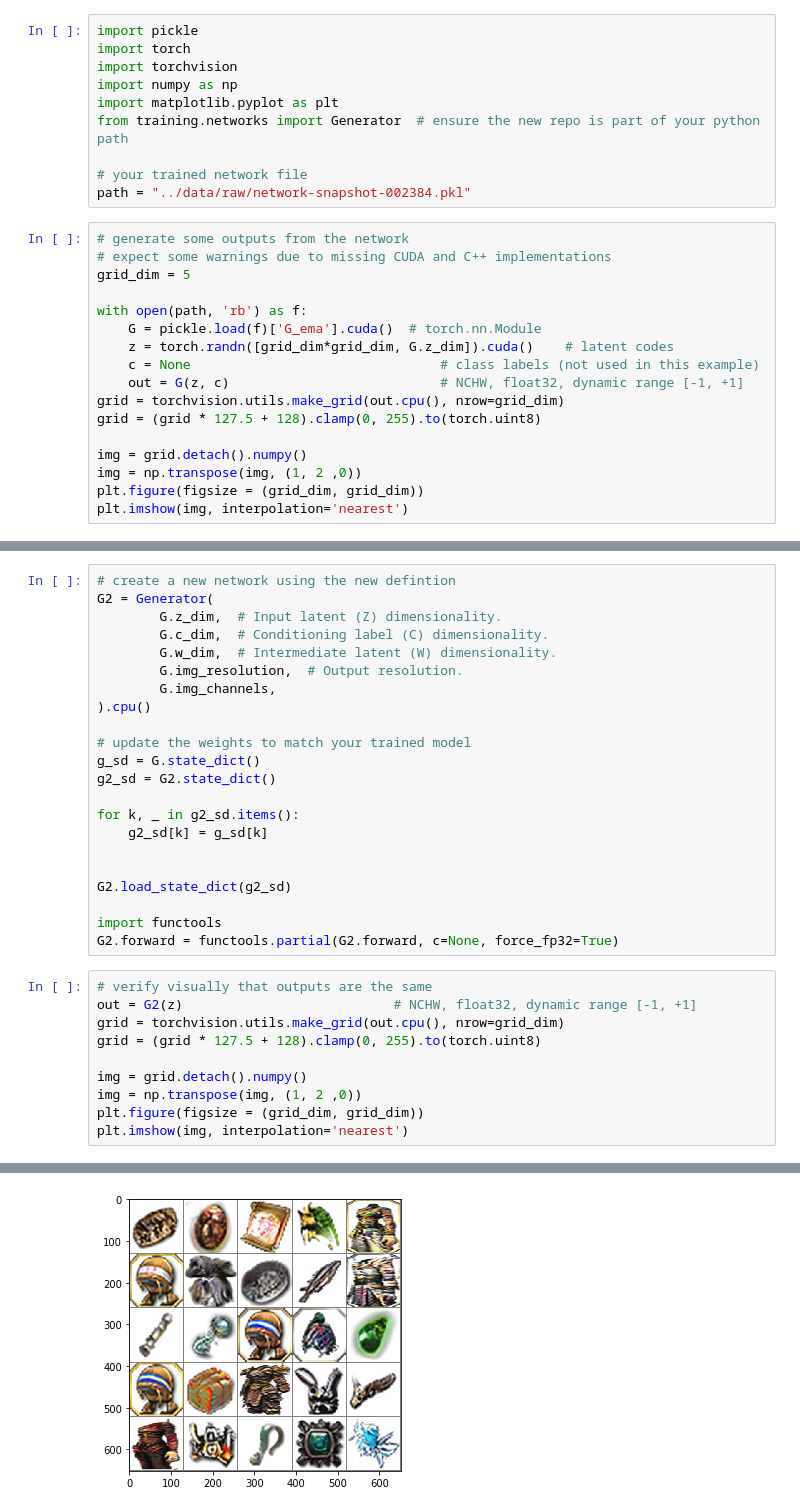
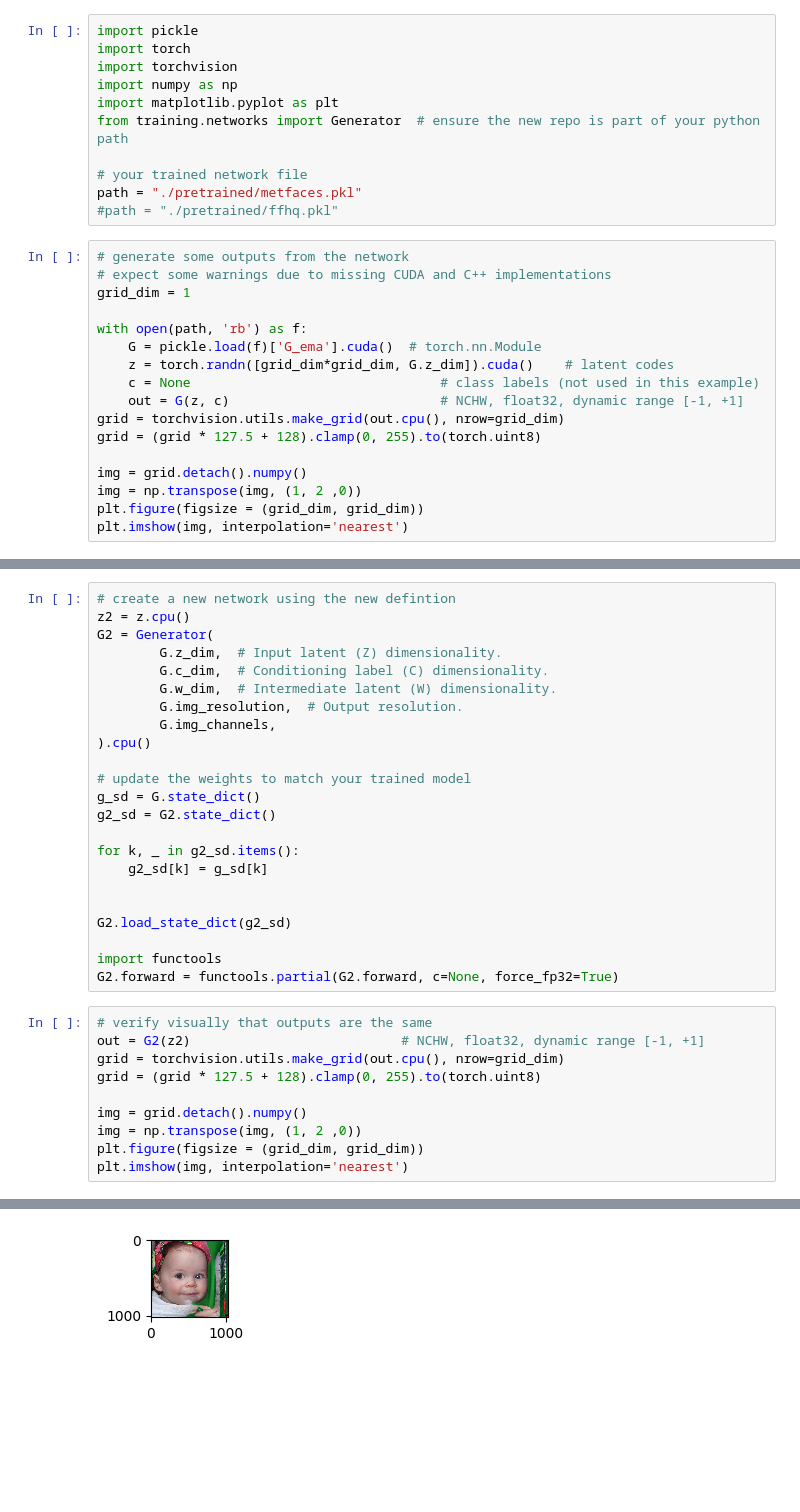
Before and after one commit to sammysun0711/stylegan2-ada-pytorch, a Jupyter notebook: convert_model.ipynb, the cells around one changed output, grey strips where cells are left out. Saved outputs shown, nothing was run; the diff lists cells and outputs as text; blank space fills up the shorter version.

```diff
--- a/convert_model.ipynb
+++ b/convert_model.ipynb
@@ -10,11 +13,12 @@ import matplotlib.pyplot as plt
 from training.networks import Generator  # ensure the new repo is part of your python path
 
 # your trained network file
-path = "../data/raw/network-snapshot-002384.pkl"
+path = "./pretrained/metfaces.pkl"
+#path = "./pretrained/ffhq.pkl"
 # %%
 # generate some outputs from the network
 # expect some warnings due to missing CUDA and C++ implementations
-grid_dim = 5
+grid_dim = 1
 
 with open(path, 'rb') as f:
     G = pickle.load(f)['G_ema'].cuda()  # torch.nn.Module
@@ -61,5 +71,6 @@ FileNotFoundError: [Errno 2] No such file or directory: '/workspace/stylegan2-ad
 # %%
 # create a new network using the new defintion
+z2 = z.cpu()
 G2 = Generator(
         G.z_dim,  # Input latent (Z) dimensionality.
         G.c_dim,  # Conditioning label (C) dimensionality.
@@ -82,7 +93,7 @@ import functools
 G2.forward = functools.partial(G2.forward, c=None, force_fp32=True)
 # %%
 # verify visually that outputs are the same
-out = G2(z)                           # NCHW, float32, dynamic range [-1, +1]
+out = G2(z2)                           # NCHW, float32, dynamic range [-1, +1]
 grid = torchvision.utils.make_grid(out.cpu(), nrow=grid_dim)
 grid = (grid * 127.5 + 128).clamp(0, 255).to(torch.uint8)
 
@@ -123,2 +106,2 @@ Failed!
-[figure, old version]
+[figure, new version]
 # %%
```
Also changed, not shown: parts of 7 cells of this notebook.
